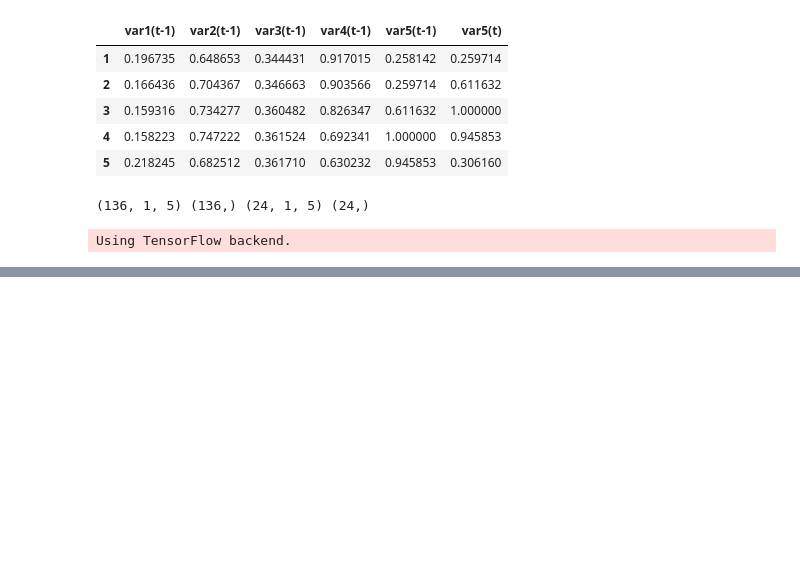
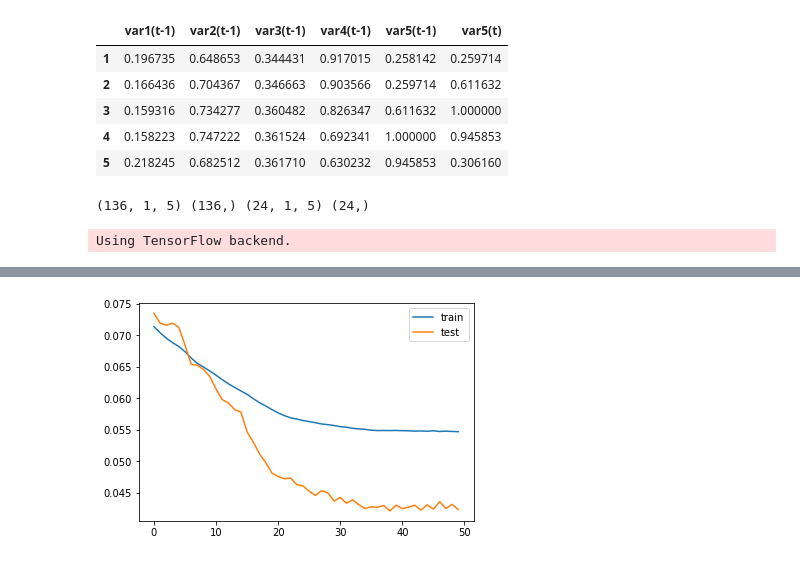
Before and after one commit to SamratDe/NITD-college-Project, a Jupyter notebook: pollution.ipynb, the cells around one changed output, grey strips where cells are left out. Saved outputs shown, nothing was run; the diff lists cells and outputs as text; code cells hidden in the pictures; blank space fills up the shorter version.

```diff
--- a/pollution.ipynb
+++ b/pollution.ipynb
@@ -175,7 +164,7 @@ from keras.layers import LSTM
 Using TensorFlow backend.
 # %%
 model = Sequential()
-model.add(LSTM(150, input_shape=(train_X.shape[1], train_X.shape[2])))
+model.add(LSTM(50, input_shape=(train_X.shape[1], train_X.shape[2])))
 model.add(Dense(1))
 model.compile(loss='mae', optimizer='adam')
 # %%
@@ -200,0 +205,7 @@ Epoch 50/50
+# %%
+plt.plot(history.history['loss'], label='train')
+plt.plot(history.history['val_loss'], label='test')
+plt.legend()
+plt.show()
+# %% [output]
+[figure, added]
```
Also changed, not shown: parts of 19 cells of this notebook.
